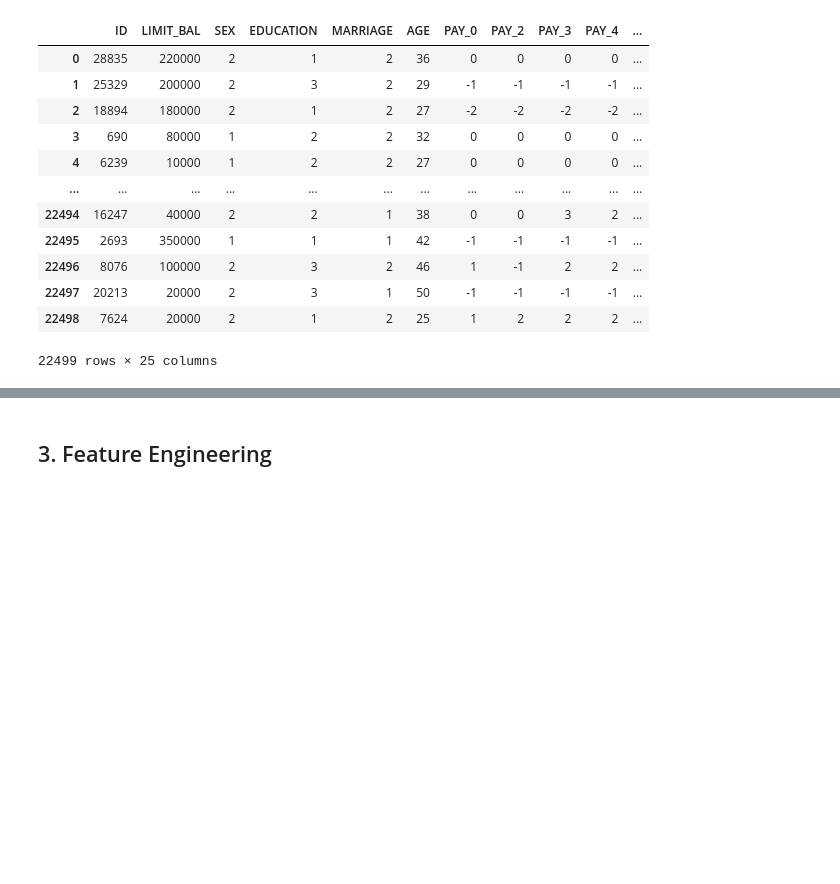
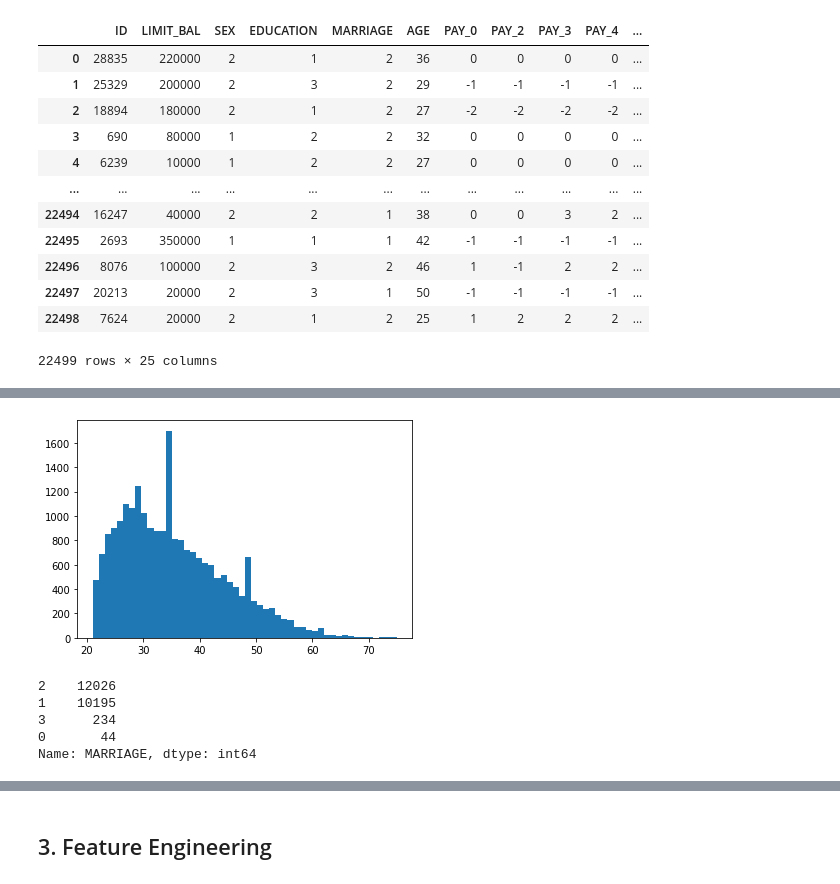
Before and after one commit to carlosiruiz/Bakeoff2, a Jupyter notebook: ignacio-classification-bakeoff-template.ipynb, the cells around one changed output, grey strips where cells are left out. Drawn from its saved outputs; the diff is of its cells as text; code cells hidden in the pictures; blank space fills up the shorter version.

```diff
--- a/ignacio-classification-bakeoff-template.ipynb
+++ b/ignacio-classification-bakeoff-template.ipynb
@@ -124,0 +157,6 @@ df
+# %%
+# Visualizing age distribution
+plt.hist(df.AGE, bins=50)
+plt.show()
+# %% [output]
+[figure, added]
@@ -124,0 +165,8 @@ df
+# %%
+df['MARRIAGE'].value_counts()
+# %% [output]
+2    12026
+1    10195
+3      234
+0       44
+Name: MARRIAGE, dtype: int64
```
Also changed, not shown: parts of 26 cells of this notebook, 1 other file.
